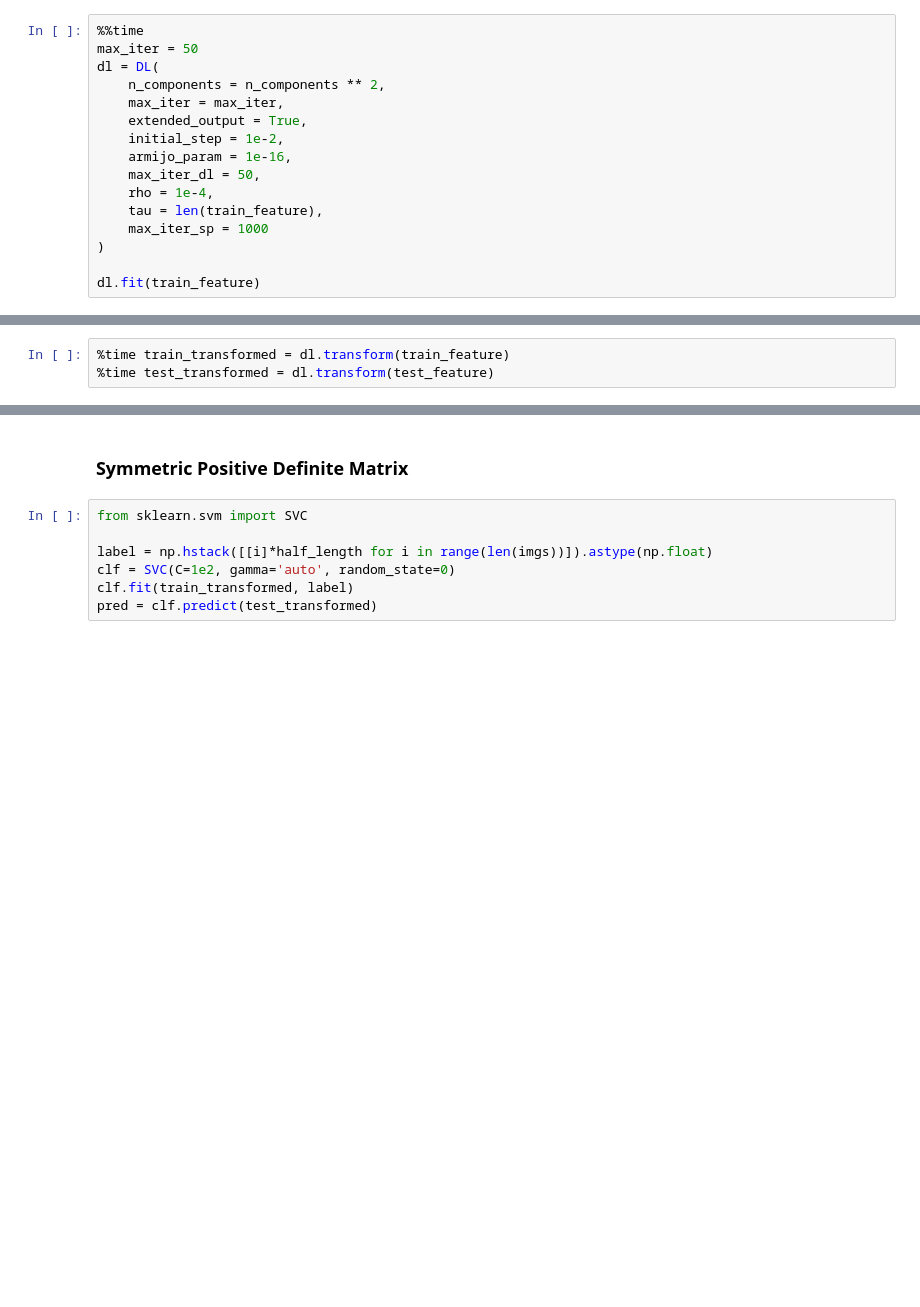
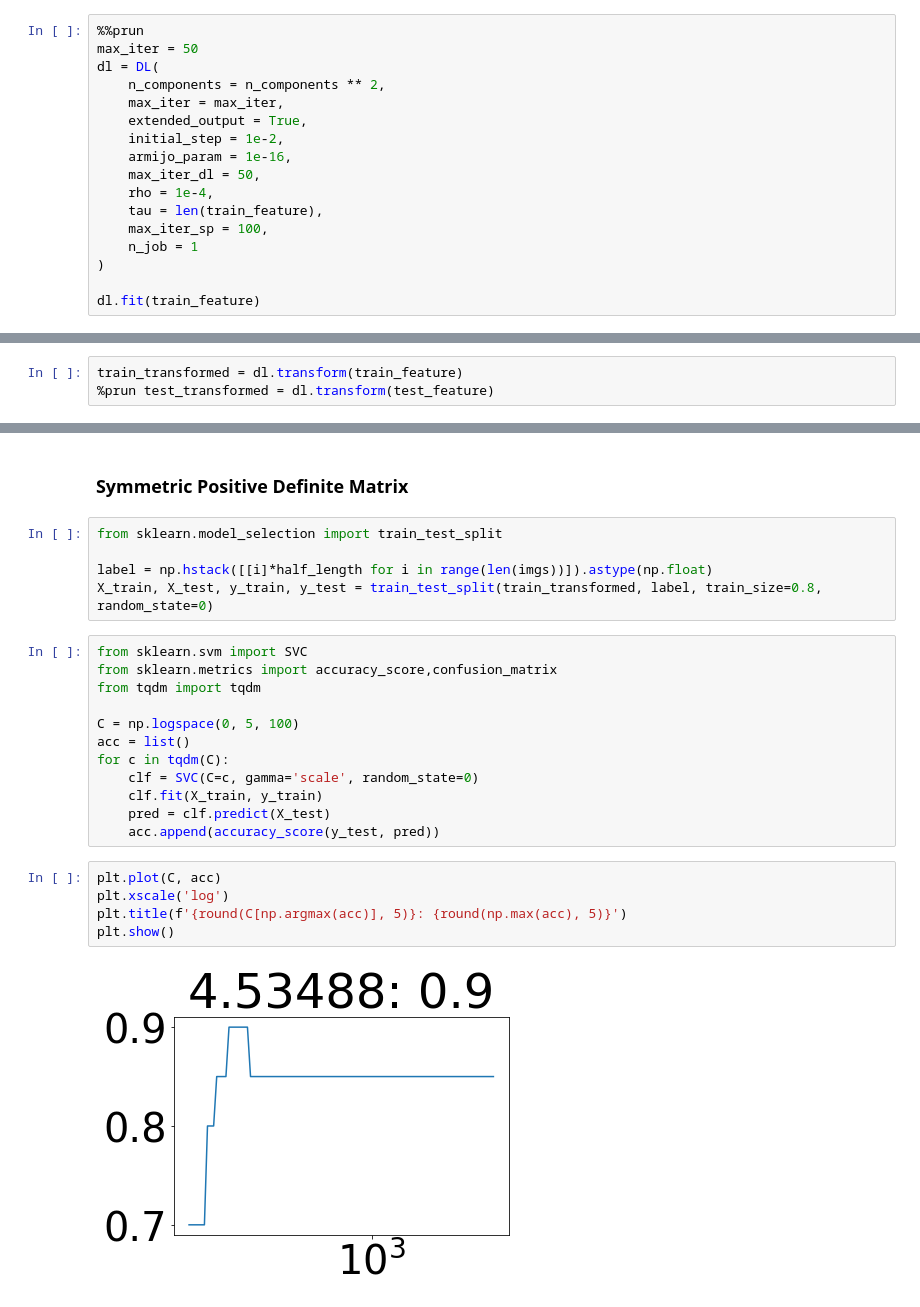
Before and after one commit to Mrrmm510/ManifoldOptimization, a Jupyter notebook: notebook/dictionary-learning/dictionary-learning-brodatz.ipynb, the cells around one changed output, grey strips where cells are left out. Cells and saved outputs as stored; diff of their text form; blank space fills up the shorter version.

```diff
--- a/notebook/dictionary-learning/dictionary-learning-brodatz.ipynb
+++ b/notebook/dictionary-learning/dictionary-learning-brodatz.ipynb
@@ -71,7 +75,7 @@ test_feature = extract_feature(test_patches, kernels)
 # %% [markdown]
 ### Symmetrix Positive Definite Matrix
 # %%
-%%time
+%%prun
 max_iter = 50
 dl = DL(
     n_components = n_components ** 2,
@@ -82,7 +86,8 @@ dl = DL(
     max_iter_dl = 50,
     rho = 1e-4,
     tau = len(train_feature),
-    max_iter_sp = 1000
+    max_iter_sp = 100,
+    n_job = 1
 )
 
 dl.fit(train_feature)
@@ -93,14 +100,31 @@ plt.show()
 # %%
-%time train_transformed = dl.transform(train_feature)
-%time test_transformed = dl.transform(test_feature)
+train_transformed = dl.transform(train_feature)
+%prun test_transformed = dl.transform(test_feature)
 # %% [markdown]
 ## SVM
 # %% [markdown]
 ### Symmetric Positive Definite Matrix
 # %%
-from sklearn.svm import SVC
+from sklearn.model_selection import train_test_split
 
 label = np.hstack([[i]*half_length for i in range(len(imgs))]).astype(np.float)
-clf = SVC(C=1e2, gamma='auto', random_state=0)
-clf.fit(train_transformed, label)
-pred = clf.predict(test_transformed)
+X_train, X_test, y_train, y_test = train_test_split(train_transformed, label, train_size=0.8, random_state=0)
+# %%
+from sklearn.svm import SVC
+from sklearn.metrics import accuracy_score,confusion_matrix
+from tqdm import tqdm
+
+C = np.logspace(0, 5, 100)
+acc = list()
+for c in tqdm(C):
+    clf = SVC(C=c, gamma='scale', random_state=0)
+    clf.fit(X_train, y_train)
+    pred = clf.predict(X_test)
+    acc.append(accuracy_score(y_test, pred))
+# %%
+plt.plot(C, acc)
+plt.xscale('log')
+plt.title(f'{round(C[np.argmax(acc)], 5)}: {round(np.max(acc), 5)}')
+plt.show()
+# %% [output]
+[figure, added]
```
Also changed, not shown: parts of 5 cells of this notebook, 4 other files.
